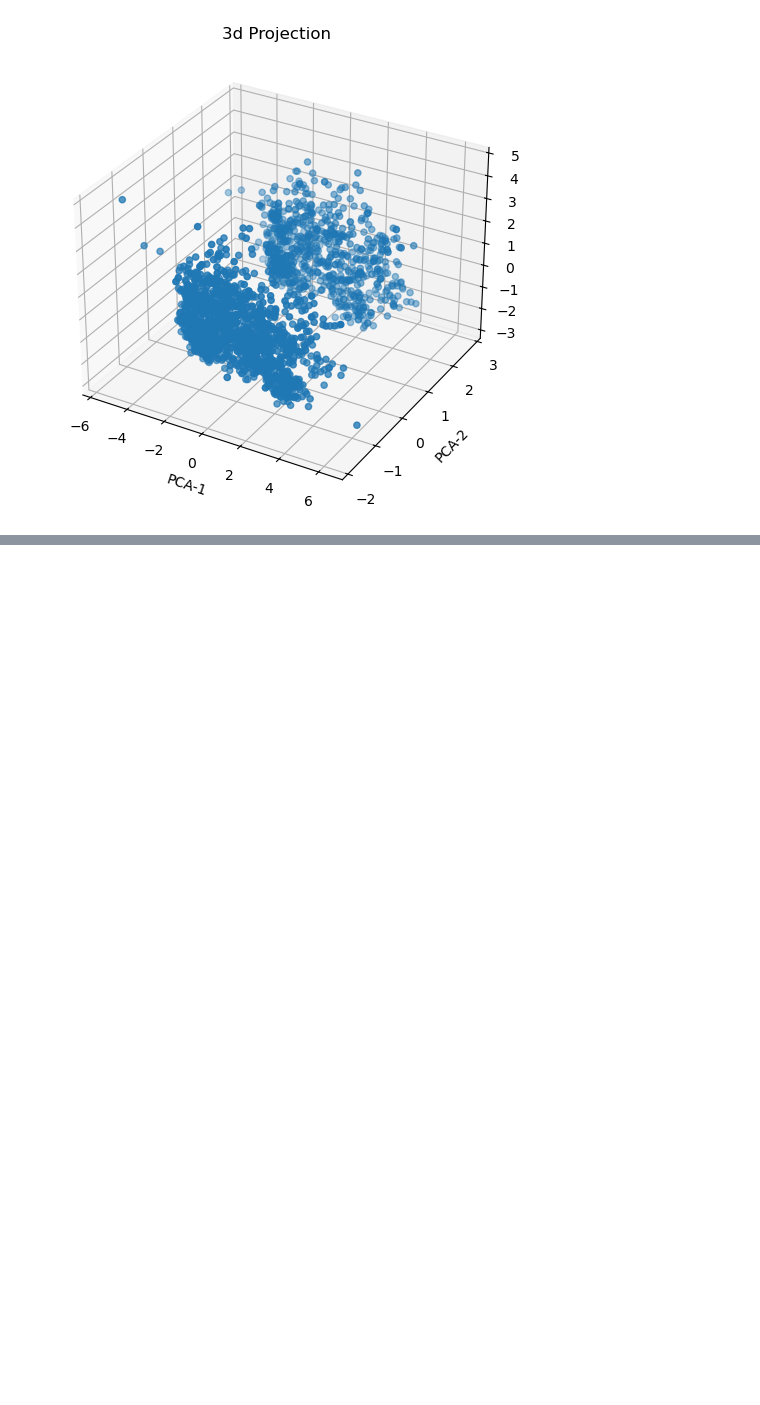
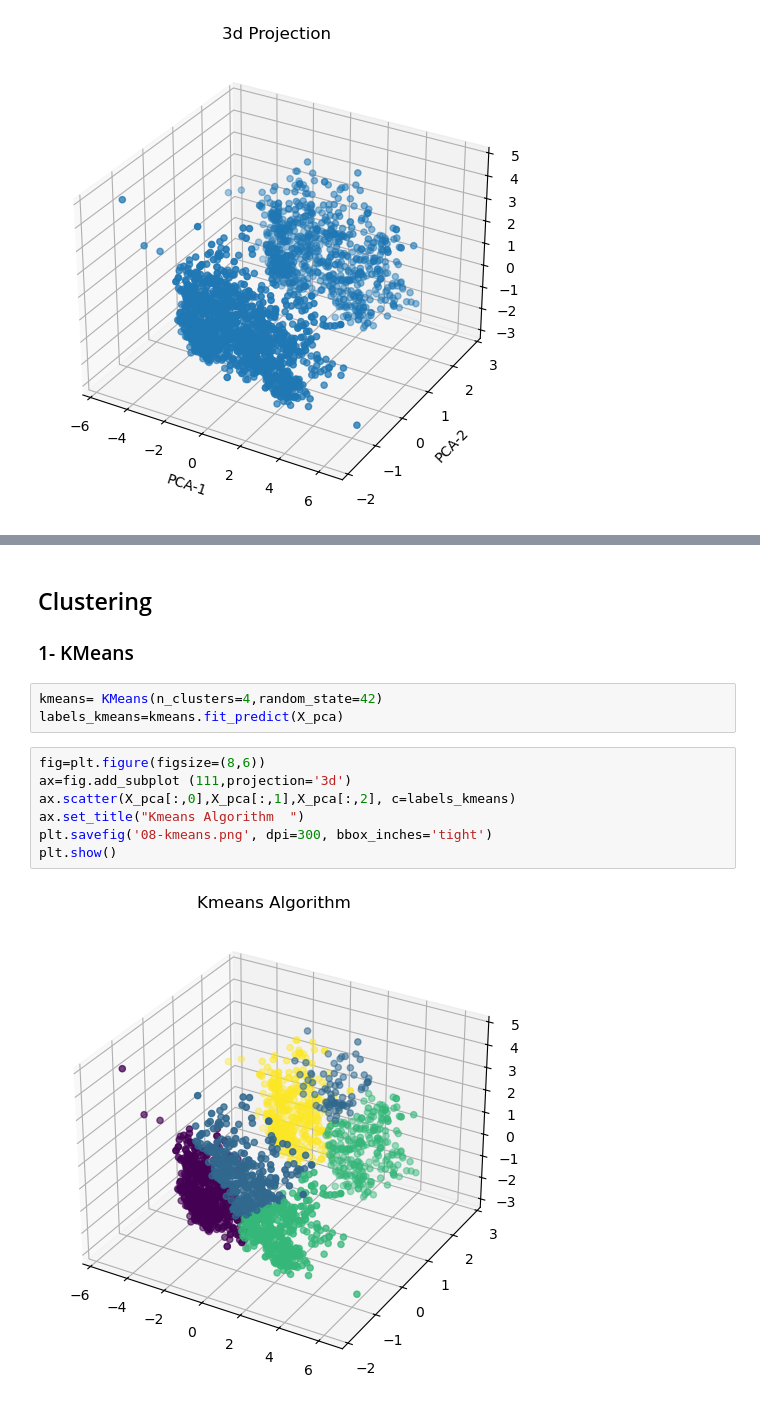
Before and after one commit to muhammadkhan-dev-code/learning-ai-ml, a Jupyter notebook: anaconda_projects/unsupervised_ml/smart-cart-clsutering/smart_cart.ipynb, the cells around one changed output, grey strips where cells are left out. Drawn from its saved outputs; the diff is of its cells as text; blank space fills up the shorter version.

Commit message:
smart cart system unsupervised learning project completed

```diff
--- a/anaconda_projects/unsupervised_ml/smart-cart-clsutering/smart_cart.ipynb
+++ b/anaconda_projects/unsupervised_ml/smart-cart-clsutering/smart_cart.ipynb
@@ -194,0 +269,15 @@ plt.show()
+# %% [markdown]
+## Clustering
+### 1- KMeans
+# %%
+kmeans= KMeans(n_clusters=4,random_state=42)
+labels_kmeans=kmeans.fit_predict(X_pca)
+# %%
+fig=plt.figure(figsize=(8,6))
+ax=fig.add_subplot (111,projection='3d')
+ax.scatter(X_pca[:,0],X_pca[:,1],X_pca[:,2], c=labels_kmeans)
+ax.set_title("Kmeans Algorithm  ")
+plt.savefig('08-kmeans.png', dpi=300, bbox_inches='tight')
+plt.show()
+# %% [output]
+[figure, added]
```
Also changed, not shown: parts of 19 cells of this notebook, 7 other files.
